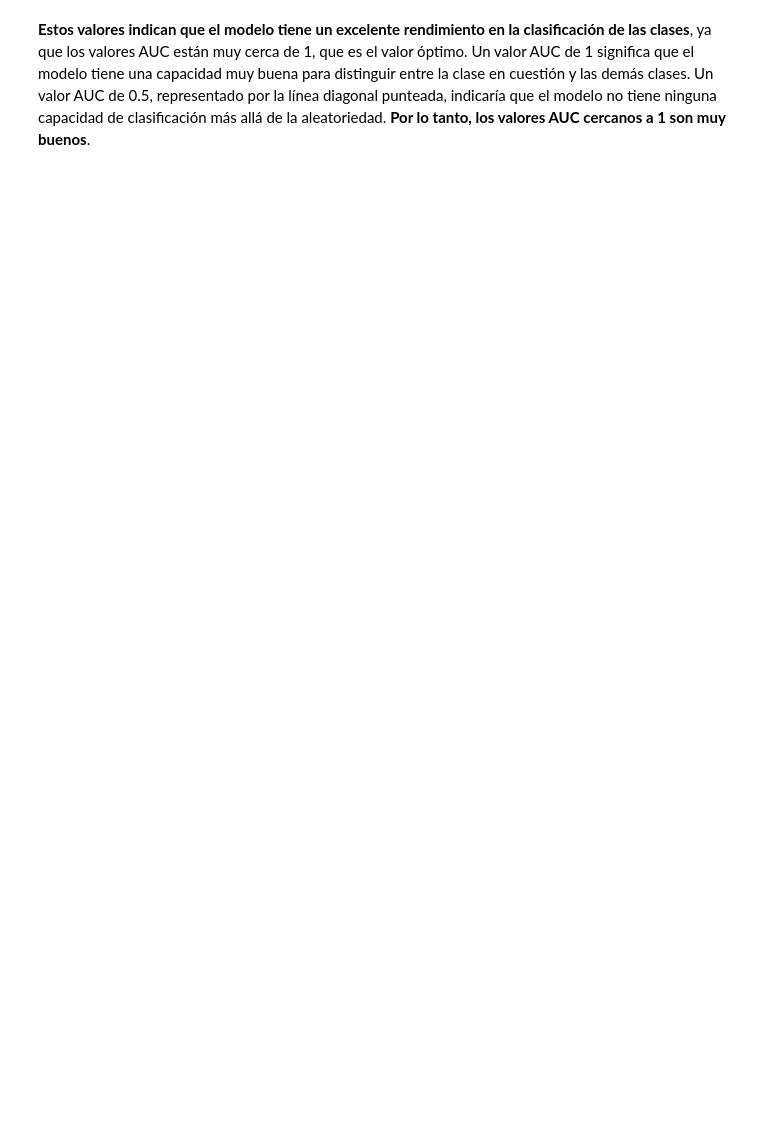
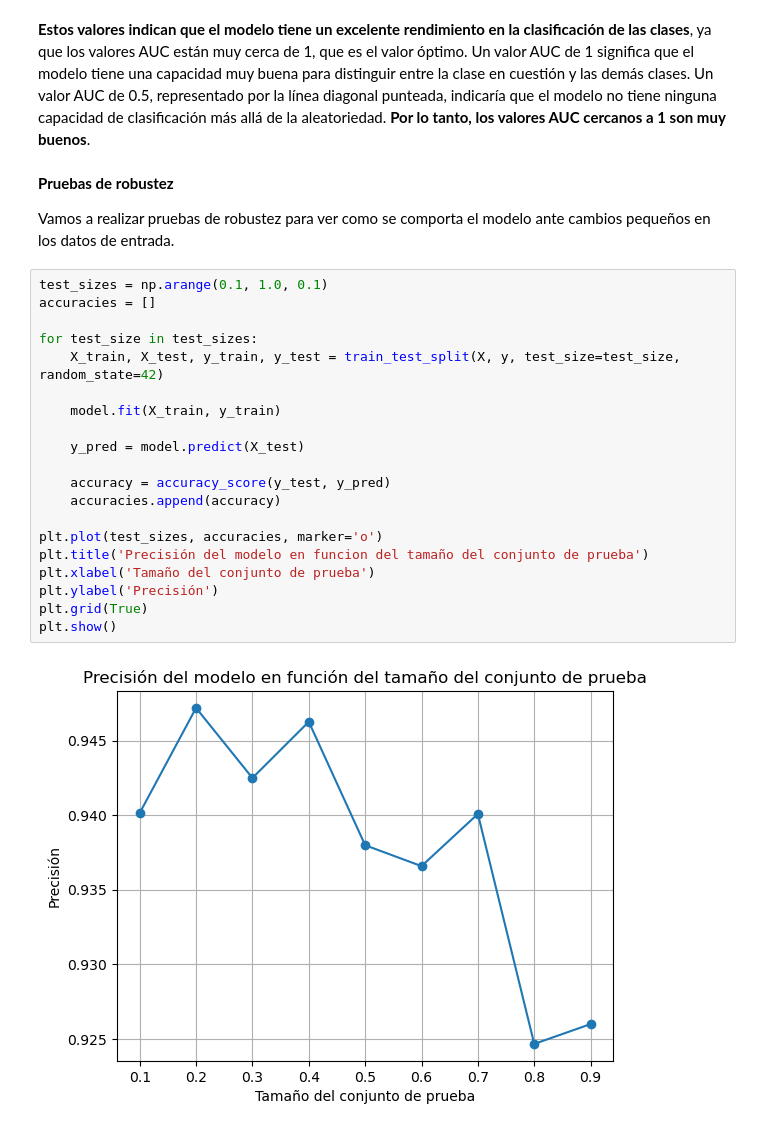
Before and after one commit to Vuztulk/Analisis-Enfermedades-mediante-ML, a Jupyter notebook: SVM.ipynb, the cells around one changed output. Saved outputs shown, nothing was run; the diff lists cells and outputs as text; blank space fills up the shorter version.

```diff
--- a/SVM.ipynb
+++ b/SVM.ipynb
@@ -428,2 +405,28 @@ plt.show()
 # %% [markdown]
 **Estos valores indican que el modelo tiene un excelente rendimiento en la clasificación de las clases**, ya que los valores AUC están muy cerca de 1, que es el valor óptimo. Un valor AUC de 1 significa que el modelo tiene una capacidad muy buena para distinguir entre la clase en cuestión y las demás clases. Un valor AUC de 0.5, representado por la línea diagonal punteada, indicaría que el modelo no tiene ninguna capacidad de clasificación más allá de la aleatoriedad. **Por lo tanto, los valores AUC cercanos a 1 son muy buenos**.
+# %% [markdown]
+**Pruebas de robustez**
+
+Vamos a realizar pruebas de robustez para ver como se comporta el modelo ante cambios pequeños en los datos de entrada.
+# %%
+test_sizes = np.arange(0.1, 1.0, 0.1)
+accuracies = []
+
+for test_size in test_sizes:
+    X_train, X_test, y_train, y_test = train_test_split(X, y, test_size=test_size, random_state=42)
+
+    model.fit(X_train, y_train)
+
+    y_pred = model.predict(X_test)
+
+    accuracy = accuracy_score(y_test, y_pred)
+    accuracies.append(accuracy)
+
+plt.plot(test_sizes, accuracies, marker='o')
+plt.title('Precisión del modelo en funcion del tamaño del conjunto de prueba')
+plt.xlabel('Tamaño del conjunto de prueba')
+plt.ylabel('Precisión')
+plt.grid(True)
+plt.show()
+# %% [output]
+[figure, added]
```
Also changed, not shown: parts of 8 cells of this notebook.
